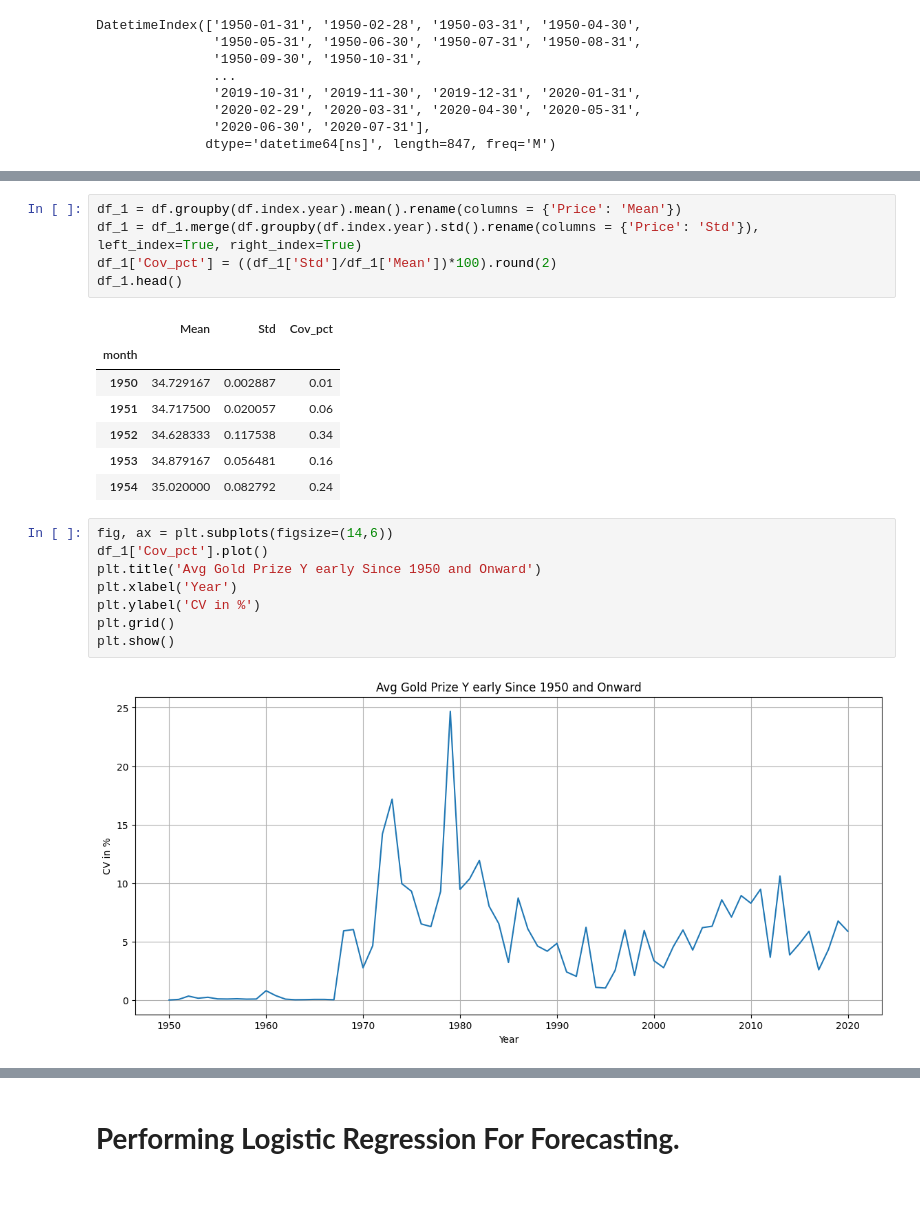
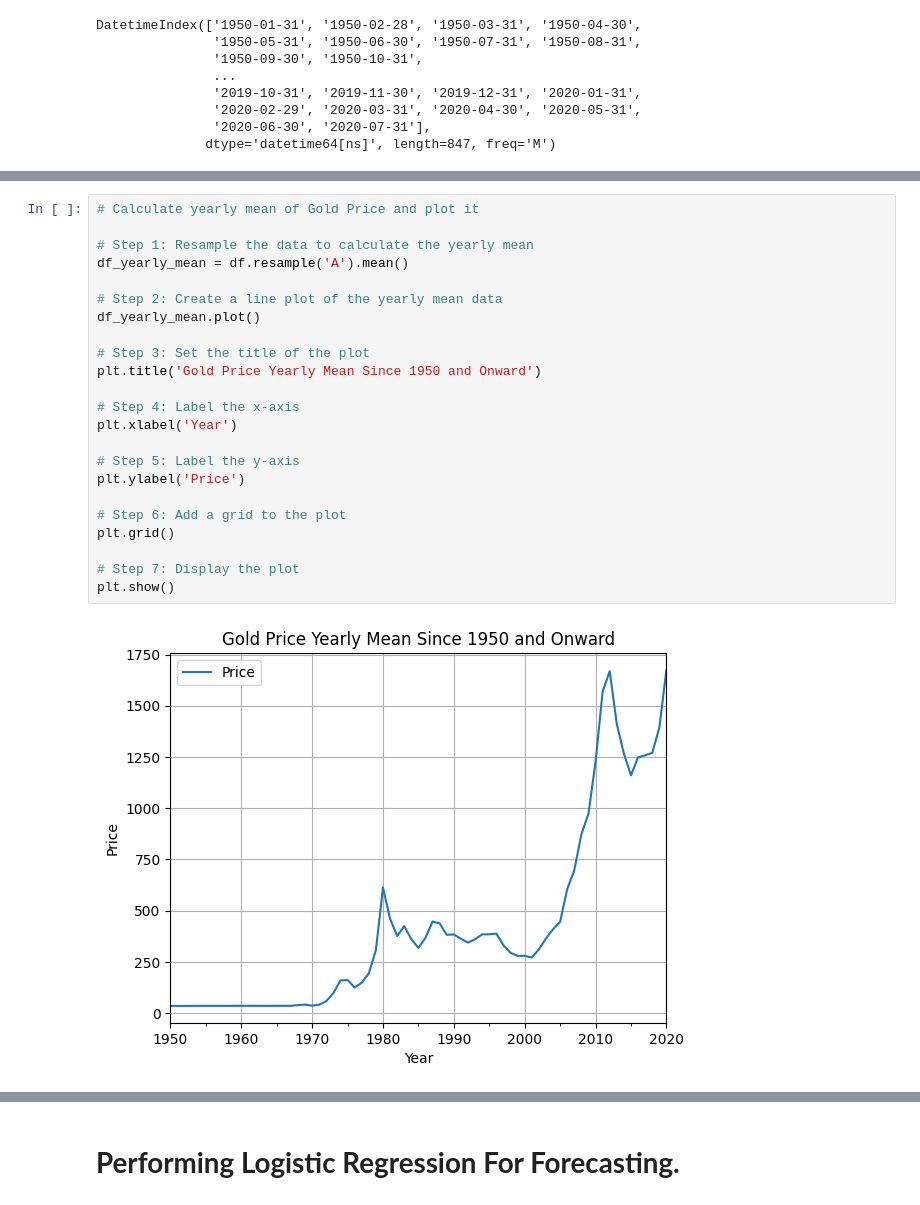
Before and after one commit to dacenish/Gold-Price-ForecastingTSA, a Jupyter notebook: Gold Price Forecasting TSA.ipynb, the cells around one changed output, grey strips where cells are left out. Cells and saved outputs as stored; diff of their text form.

```diff
--- a/Gold Price Forecasting TSA.ipynb
+++ b/Gold Price Forecasting TSA.ipynb
@@ -159,23 +202,25 @@ plt.show()
-# %%
-df_1 = df.groupby(df.index.year).mean().rename(columns = {'Price': 'Mean'})
-df_1 = df_1.merge(df.groupby(df.index.year).std().rename(columns = {'Price': 'Std'}), left_index=True, right_index=True)
-df_1['Cov_pct'] = ((df_1['Std']/df_1['Mean'])*100).round(2)
-df_1.head()
-# %% [output]
-|  | Mean | Std | Cov_pct |
-| month |  |  |  |
-| 1950 | 34.729167 | 0.002887 | 0.01 |
-| 1951 | 34.717500 | 0.020057 | 0.06 |
-| 1952 | 34.628333 | 0.117538 | 0.34 |
-| 1953 | 34.879167 | 0.056481 | 0.16 |
-| 1954 | 35.020000 | 0.082792 | 0.24 |
-# %%
-fig, ax = plt.subplots(figsize=(14,6))
-df_1['Cov_pct'].plot()
-plt.title('Avg Gold Prize Y early Since 1950 and Onward')
-plt.xlabel('Year')
-plt.ylabel('CV in %')
-plt.grid()
-plt.show()
-# %% [output]
-[figure, removed]
+# %%
+# Calculate yearly mean of Gold Price and plot it
+
+# Step 1: Resample the data to calculate the yearly mean
+df_yearly_mean = df.resample('A').mean()
+
+# Step 2: Create a line plot of the yearly mean data
+df_yearly_mean.plot()
+
+# Step 3: Set the title of the plot
+plt.title('Gold Price Yearly Mean Since 1950 and Onward')
+
+# Step 4: Label the x-axis
+plt.xlabel('Year')
+
+# Step 5: Label the y-axis
+plt.ylabel('Price')
+
+# Step 6: Add a grid to the plot
+plt.grid()
+
+# Step 7: Display the plot
+plt.show()
+# %% [output]
+[figure, added]
```
Also changed, not shown: parts of 57 cells of this notebook.
